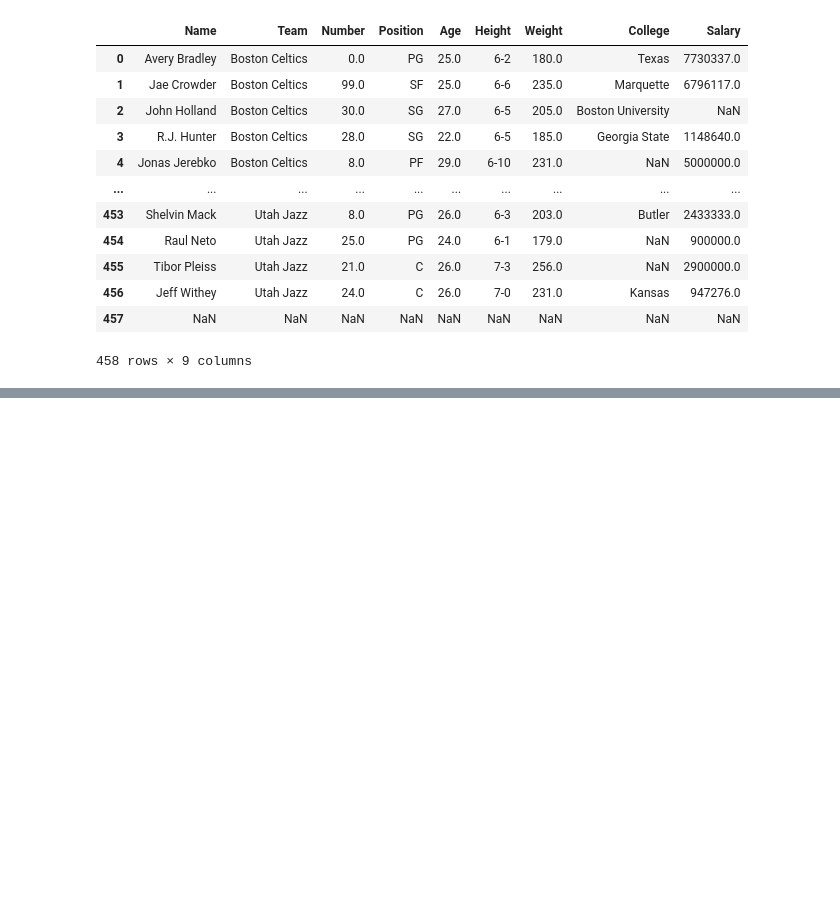
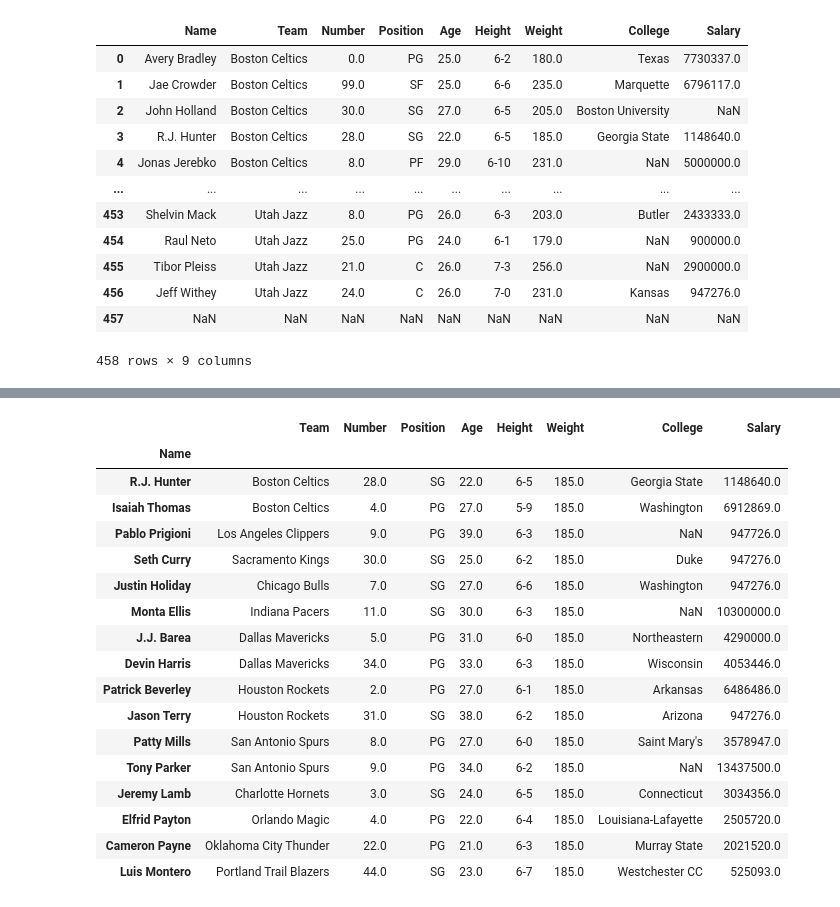
Before and after one commit to hughxusu/lesson-py, a Jupyter notebook: codes/24-pandas/a-pandas.ipynb, the cells around one changed output, grey strips where cells are left out. Drawn from its saved outputs; the diff is of its cells as text; code cells hidden in the pictures; blank space fills up the shorter version.

```diff
--- a/codes/24-pandas/a-pandas.ipynb
+++ b/codes/24-pandas/a-pandas.ipynb
@@ -147,0 +722,4 @@ players
+# %%
+data = pd.read_csv("https://media.geeksforgeeks.org/wp-content/uploads/nba.csv")
+players = data.set_index('Name')
+players.describe()
@@ -147,0 +917,22 @@ players
+# %%
+df = players[players['Weight'].isin([185])]
+df
+# %% [output]
+|  | Team | Number | Position | Age | Height | Weight | College | Salary |
+| Name |  |  |  |  |  |  |  |  |
+| R.J. Hunter | Boston Celtics | 28.0 | SG | 22.0 | 6-5 | 185.0 | Georgia State | 1148640.0 |
+| Isaiah Thomas | Boston Celtics | 4.0 | PG | 27.0 | 5-9 | 185.0 | Washington | 6912869.0 |
+| Pablo Prigioni | Los Angeles Clippers | 9.0 | PG | 39.0 | 6-3 | 185.0 | NaN | 947726.0 |
+| Seth Curry | Sacramento Kings | 30.0 | SG | 25.0 | 6-2 | 185.0 | Duke | 947276.0 |
+| Justin Holiday | Chicago Bulls | 7.0 | SG | 27.0 | 6-6 | 185.0 | Washington | 947276.0 |
+| Monta Ellis | Indiana Pacers | 11.0 | SG | 30.0 | 6-3 | 185.0 | NaN | 10300000.0 |
+| J.J. Barea | Dallas Mavericks | 5.0 | PG | 31.0 | 6-0 | 185.0 | Northeastern | 4290000.0 |
+| Devin Harris | Dallas Mavericks | 34.0 | PG | 33.0 | 6-3 | 185.0 | Wisconsin | 4053446.0 |
+| Patrick Beverley | Houston Rockets | 2.0 | PG | 27.0 | 6-1 | 185.0 | Arkansas | 6486486.0 |
+| Jason Terry | Houston Rockets | 31.0 | SG | 38.0 | 6-2 | 185.0 | Arizona | 947276.0 |
+| Patty Mills | San Antonio Spurs | 8.0 | PG | 27.0 | 6-0 | 185.0 | Saint Mary's | 3578947.0 |
+| Tony Parker | San Antonio Spurs | 9.0 | PG | 34.0 | 6-2 | 185.0 | NaN | 13437500.0 |
+| Jeremy Lamb | Charlotte Hornets | 3.0 | SG | 24.0 | 6-5 | 185.0 | Connecticut | 3034356.0 |
+| Elfrid Payton | Orlando Magic | 4.0 | PG | 22.0 | 6-4 | 185.0 | Louisiana-Lafayette | 2505720.0 |
+| Cameron Payne | Oklahoma City Thunder | 22.0 | PG | 21.0 | 6-3 | 185.0 | Murray State | 2021520.0 |
+| Luis Montero | Portland Trail Blazers | 44.0 | SG | 23.0 | 6-7 | 185.0 | Westchester CC | 525093.0 |
```
Also changed, not shown: parts of 73 cells of this notebook, 12 other files.
